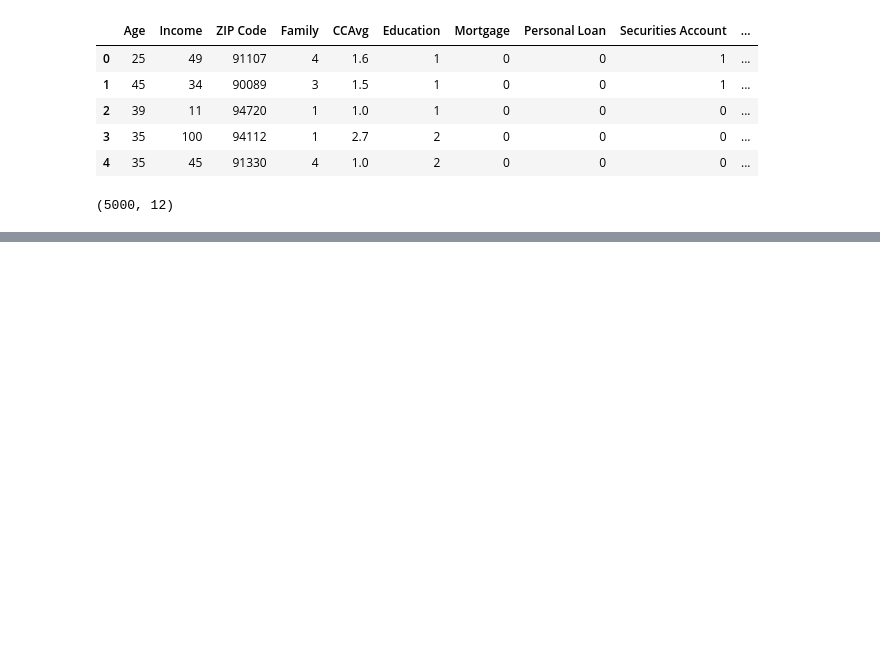
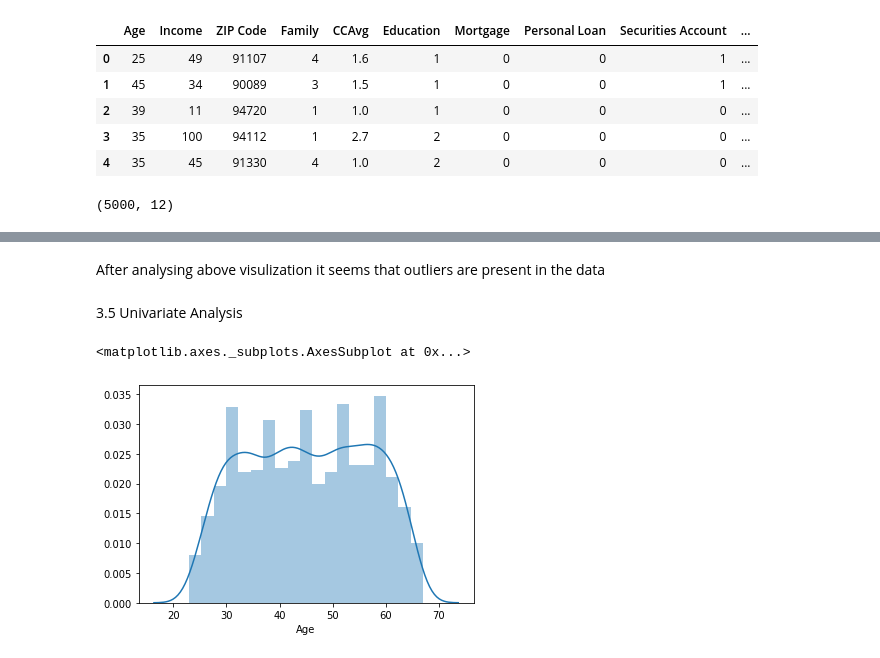
Before and after one commit to puneetdixit576/Marketing-Campaign-for-Banking-Products, a Jupyter notebook: Marketing_Campaign_for_Banking_Products_IS_project.ipynb, the cells around one changed output, grey strips where cells are left out. Saved outputs shown, nothing was run; the diff lists cells and outputs as text; code cells hidden in the pictures; blank space fills up the shorter version.

```diff
--- a/Marketing_Campaign_for_Banking_Products_IS_project.ipynb
+++ b/Marketing_Campaign_for_Banking_Products_IS_project.ipynb
@@ -120,0 +236,10 @@ data.shape
+# %% [markdown]
+After analysing above visulization it seems that outliers are present in the data
+# %% [markdown]
+3.5 Univariate Analysis
+# %%
+sns.distplot(data.Age)
+#Age is symmetricaly dstributed
+# %% [output]
+<matplotlib.axes._subplots.AxesSubplot at 0x...>
+[figure, added]
```
Also changed, not shown: parts of 104 cells of this notebook.
